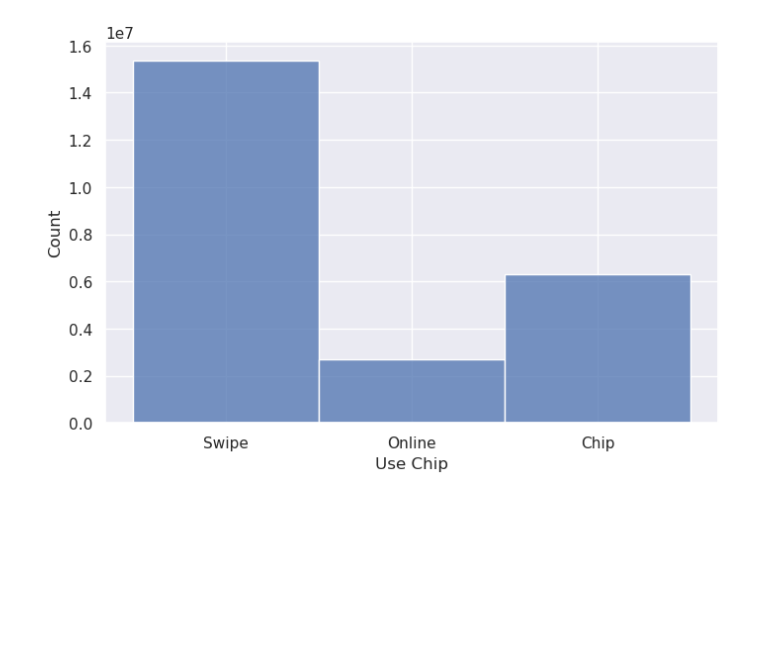
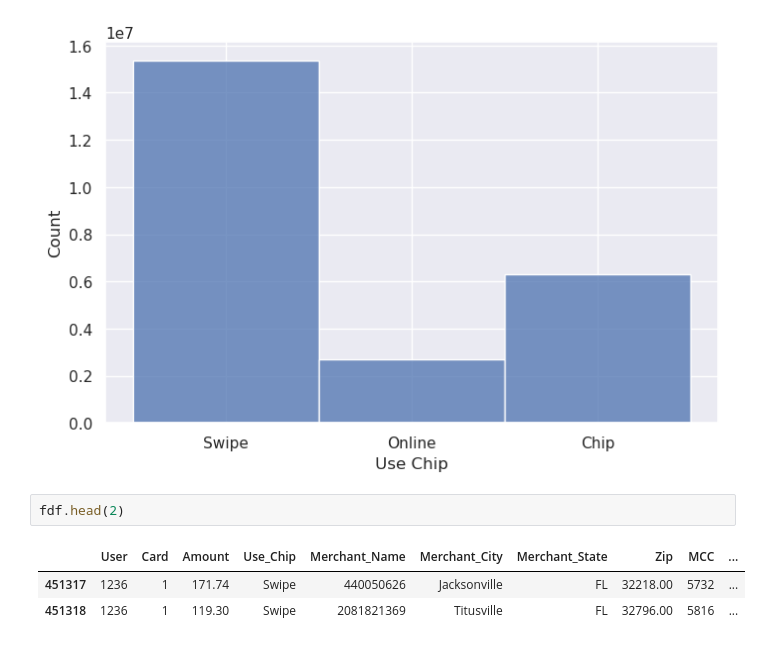
Before and after one commit to Yichen-Z/ece5831-2023-ccf, a Jupyter notebook: explore_transactions.ipynb, the cells around one changed output. Drawn from its saved outputs; the diff is of its cells as text; blank space fills up the shorter version.

```diff
--- a/explore_transactions.ipynb
+++ b/explore_transactions.ipynb
@@ -397,3 +395,9 @@ sns.histplot(data=df['Use Chip'])
 plt.show()
 # %% [output]
 [figure]
+# %%
+fdf.head(2)
+# %% [output]
+|  | User | Card | Amount | Use_Chip | Merchant_Name | Merchant_City | Merchant_State | Zip | MCC | ... |
+| 451317 | 1236 | 1 | 171.74 | Swipe | 440050626 | Jacksonville | FL | 32218.00 | 5732 | ... |
+| 451318 | 1236 | 1 | 119.30 | Swipe | 2081821369 | Titusville | FL | 32796.00 | 5816 | ... |
```
Also changed, not shown: parts of 3 cells of this notebook.
